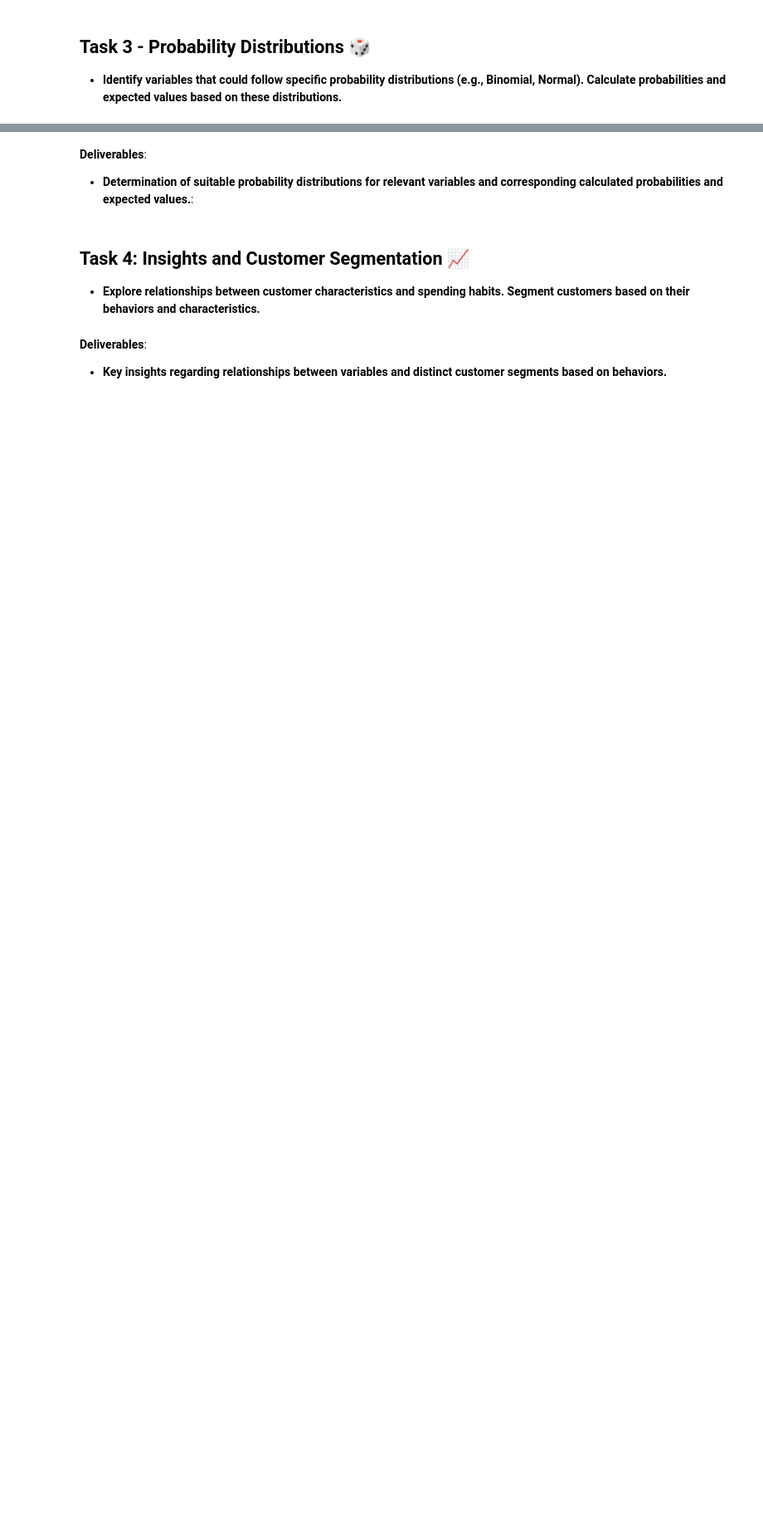
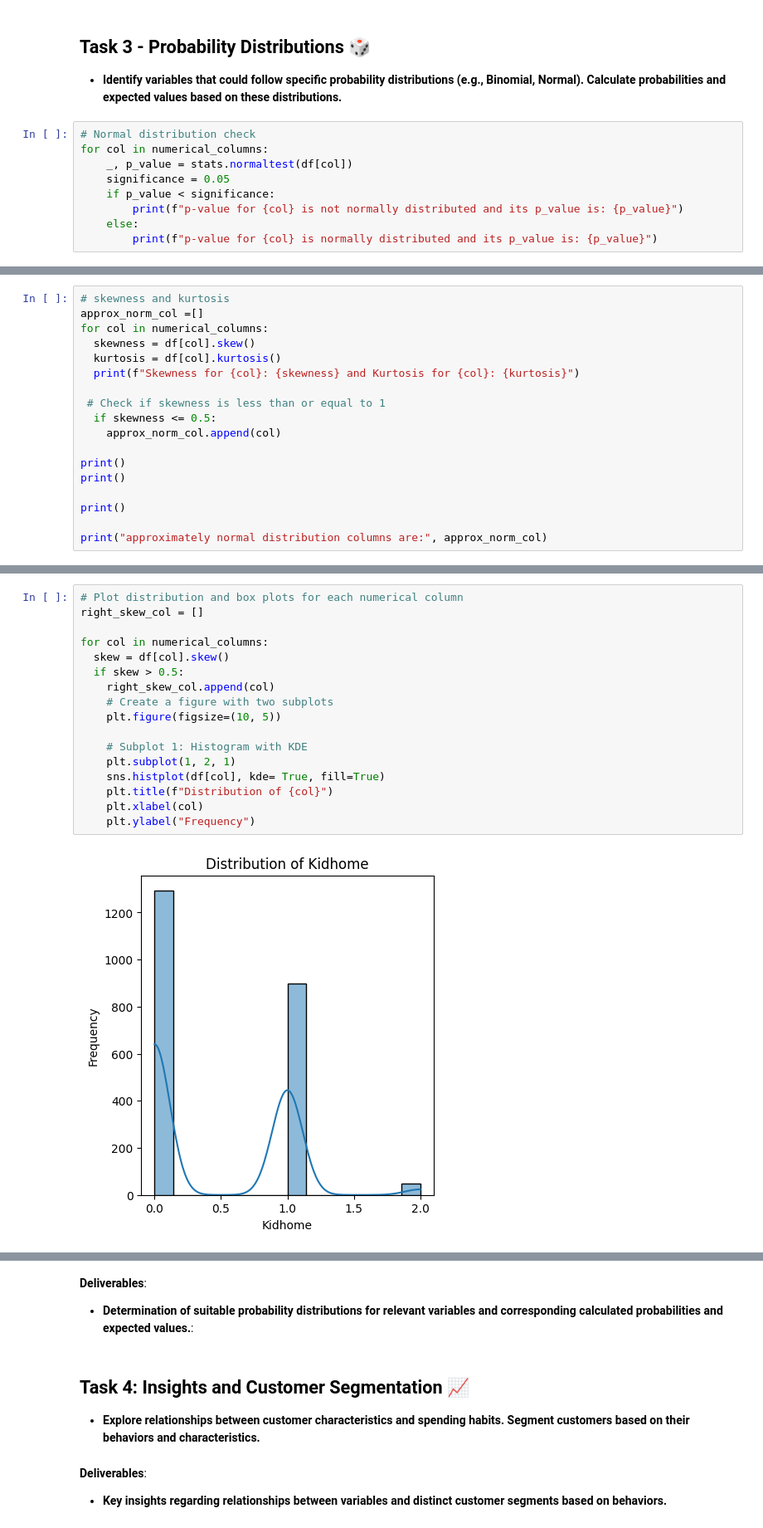
Before and after one commit to Nischay-verma/Almabetter-Applied_statistics_mid, a Jupyter notebook: Applied_Statistics_Project.ipynb, the cells around one changed output, grey strips where cells are left out. Shown at 83% size. Cells and saved outputs as stored; diff of their text form; blank space fills up the shorter version.

```diff
--- a/Applied_Statistics_Project.ipynb
+++ b/Applied_Statistics_Project.ipynb
@@ -734,3 +751,12 @@ table2
 ## Task 3 - Probability Distributions 🎲
 
 - **Identify variables that could follow specific probability distributions (e.g., Binomial, Normal). Calculate probabilities and expected values based on these distributions.**
+# %%
+# Normal distribution check
+for col in numerical_columns:
+    _, p_value = stats.normaltest(df[col])
+    significance = 0.05
+    if p_value < significance:
+        print(f"p-value for {col} is not normally distributed and its p_value is: {p_value}")
+    else:
+        print(f"p-value for {col} is normally distributed and its p_value is: {p_value}")
@@ -736,0 +781,18 @@ table2
+# %%
+# skewness and kurtosis
+approx_norm_col =[]
+for col in numerical_columns:
+  skewness = df[col].skew()
+  kurtosis = df[col].kurtosis()
+  print(f"Skewness for {col}: {skewness} and Kurtosis for {col}: {kurtosis}")
+
+ # Check if skewness is less than or equal to 1
+  if skewness <= 0.5:
+    approx_norm_col.append(col)
+
+print()
+print()
+
+print()
+
+print("approximately normal distribution columns are:", approx_norm_col)
@@ -736,0 +817,19 @@ table2
+# %%
+# Plot distribution and box plots for each numerical column
+right_skew_col = []
+
+for col in numerical_columns:
+  skew = df[col].skew()
+  if skew > 0.5:
+    right_skew_col.append(col)
+    # Create a figure with two subplots
+    plt.figure(figsize=(10, 5))
+
+    # Subplot 1: Histogram with KDE
+    plt.subplot(1, 2, 1)
+    sns.histplot(df[col], kde= True, fill=True)
+    plt.title(f"Distribution of {col}")
+    plt.xlabel(col)
+    plt.ylabel("Frequency")
+# %% [output]
+[figure, added]
```
Also changed, not shown: parts of 18 cells of this notebook.
